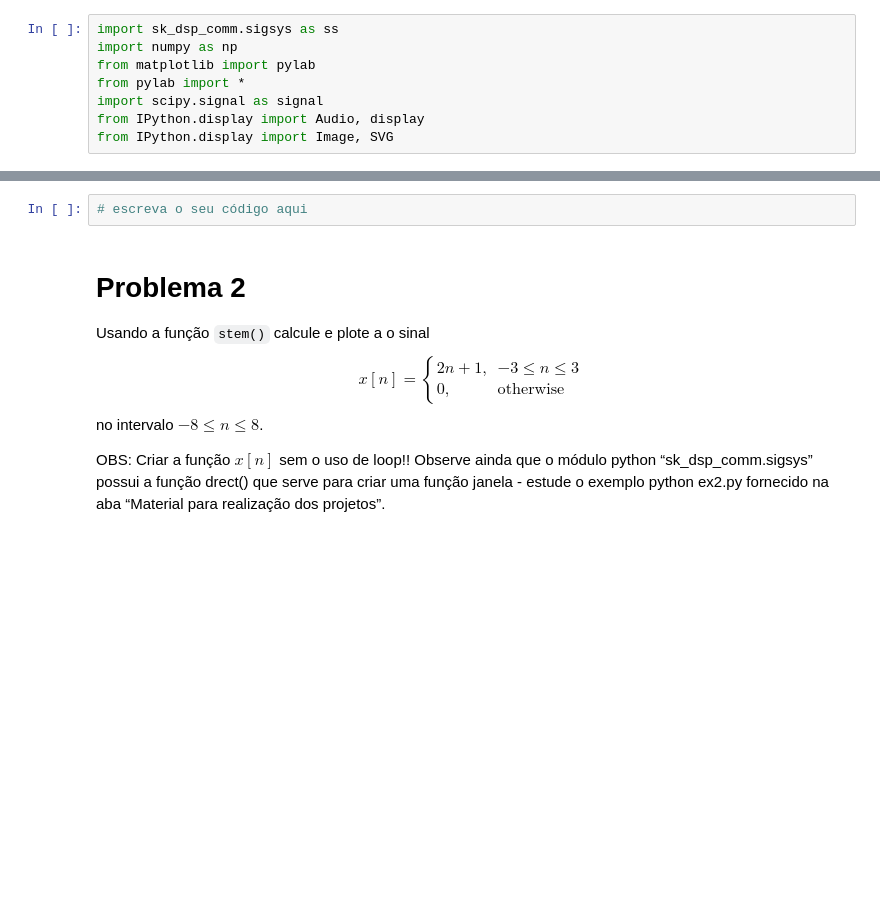
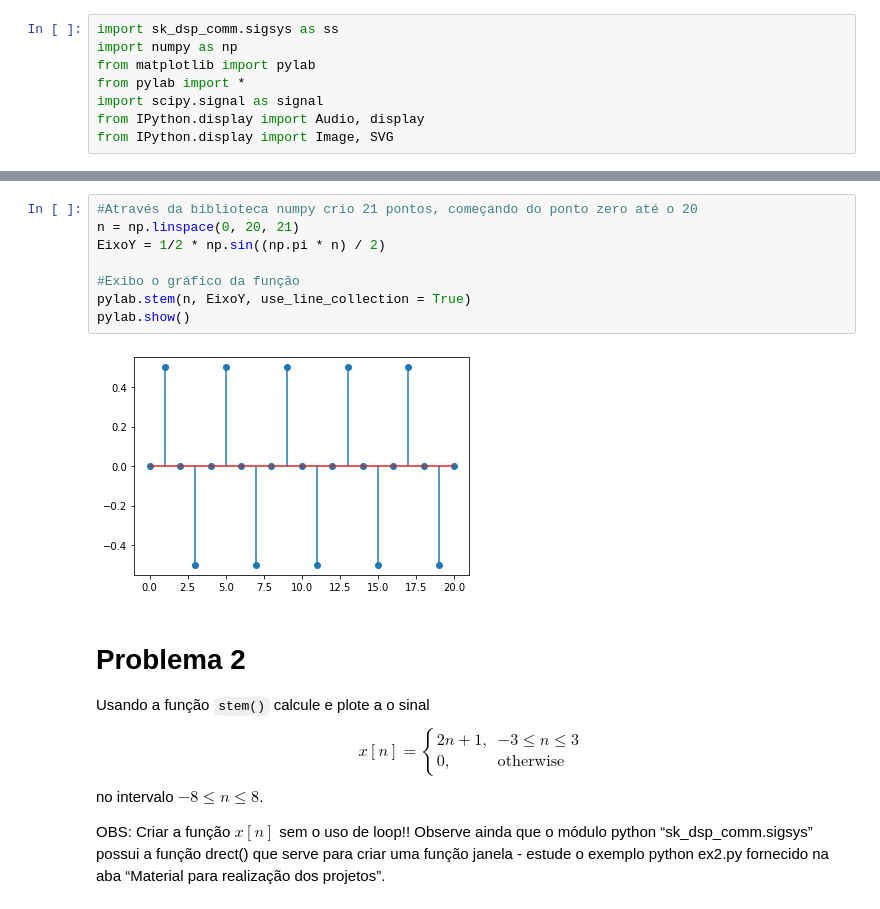
Before and after one commit to juan-santos/sinais_trabalho1, a Jupyter notebook: Projeto1.ipynb, the cells around one changed output, grey strips where cells are left out. Cells and saved outputs as stored; diff of their text form; blank space fills up the shorter version.

```diff
--- a/Projeto1.ipynb
+++ b/Projeto1.ipynb
@@ -53,5 +119,13 @@ Você deve escolher $N$ tal que $\ldots$
-# %%
-# escreva o seu código aqui
+# %%
+#Através da biblioteca numpy crio 21 pontos, começando do ponto zero até o 20
+n = np.linspace(0, 20, 21)
+EixoY = 1/2 * np.sin((np.pi * n) / 2)
+
+#Exibo o gráfico da função
+pylab.stem(n, EixoY, use_line_collection = True)
+pylab.show()
+# %% [output]
+[figure, added]
 # %% [markdown]
 # Problema 2
 Usando a função `stem()` calcule e plote a o sinal
```
Also changed, not shown: parts of 35 cells of this notebook.
